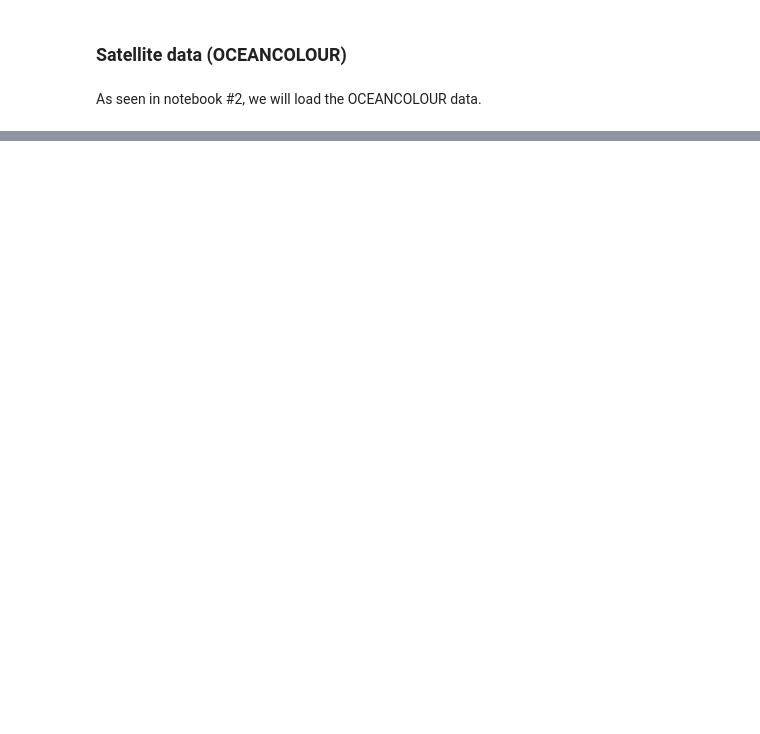
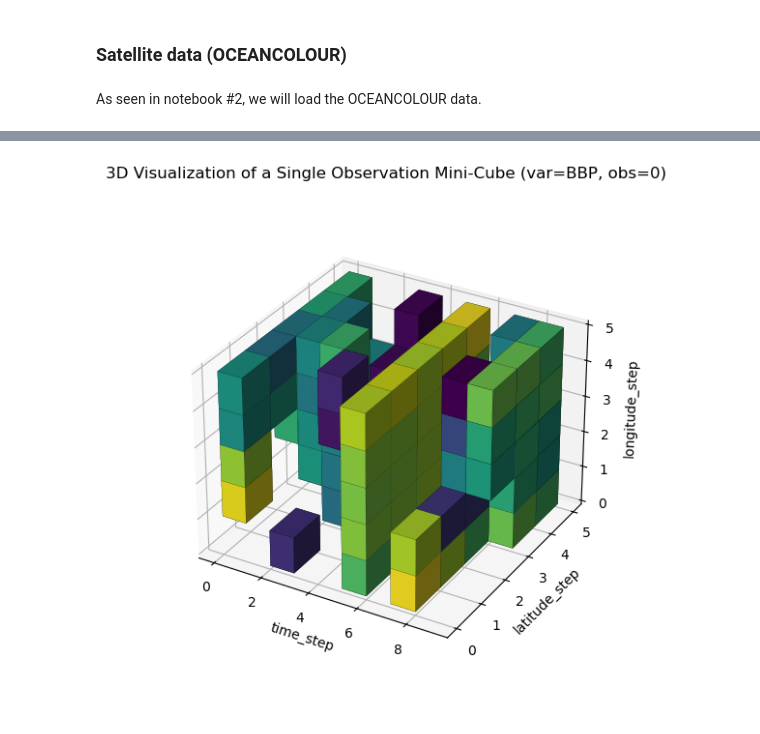
Before and after one commit to GwenaelCaer/1_bgc_argo, a Jupyter notebook: notebooks/3_Colocalizing_in-situ_and_satellite_data.ipynb, the cells around one changed output, grey strips where cells are left out. Saved outputs shown, nothing was run; the diff lists cells and outputs as text; code cells hidden in the pictures; blank space fills up the shorter version.

```diff
--- a/notebooks/3_Colocalizing_in-situ_and_satellite_data.ipynb
+++ b/notebooks/3_Colocalizing_in-situ_and_satellite_data.ipynb
@@ -355,0 +239,11 @@ Minicube size: 0.7971525192260742 Mb
+# %%
+%%time
+lazy_result = grid.pytcube.colocation(
+    obs = sub_point.obs,
+    time = sub_point.time,
+    latitude = sub_point.latitude,
+    longitude = sub_point.longitude,
+    search_window = {'time':5, 'latitude':2, 'longitude':2},
+    cyclic_dims = ['longitude'],
+)
+lazy_result
@@ -355,0 +361,4 @@ Minicube size: 0.7971525192260742 Mb
+# %%
+%%time
+result = lazy_result.compute()
+result
@@ -355,0 +389,2 @@ Minicube size: 0.7971525192260742 Mb
+# %%
+n_obs_per_batch = 500
@@ -355,0 +475,27 @@ Minicube size: 0.7971525192260742 Mb
+# %%
+import numpy as np
+import matplotlib.pyplot as plt
+
+def plot_obs(result, var='BBP', iobs=0):
+
+    data = result.isel(obs=iobs)[var].values
+    dims = result.isel(obs=iobs)[var].dims
+    mask = ~np.isnan(data)
+    norm = (data - np.nanmin(data)) / (np.nanmax(data) - np.nanmin(data))
+    colors = plt.cm.viridis(norm)
+
+    fig = plt.figure(figsize=(10, 7))
+    ax = fig.add_subplot(111, projection='3d')
+
+    ax.voxels(mask, facecolors=colors, edgecolor='k', linewidth=0.1)
+
+    keys = ('xlabel', 'ylabel', 'zlabel')
+    ax.set(**{k: v for k, v in zip (keys, dims)})
+    ax.set_title(f"3D Visualization of a Single Observation Mini-Cube (var={var}, obs={iobs})")
+
+    ax.set_box_aspect(None, zoom=0.85)
+    plt.show()
+# %%
+plot_obs(result, var='BBP', iobs=0)
+# %% [output]
+[figure, added]
```
Also changed, not shown: parts of 50 cells of this notebook, 4 other files.
